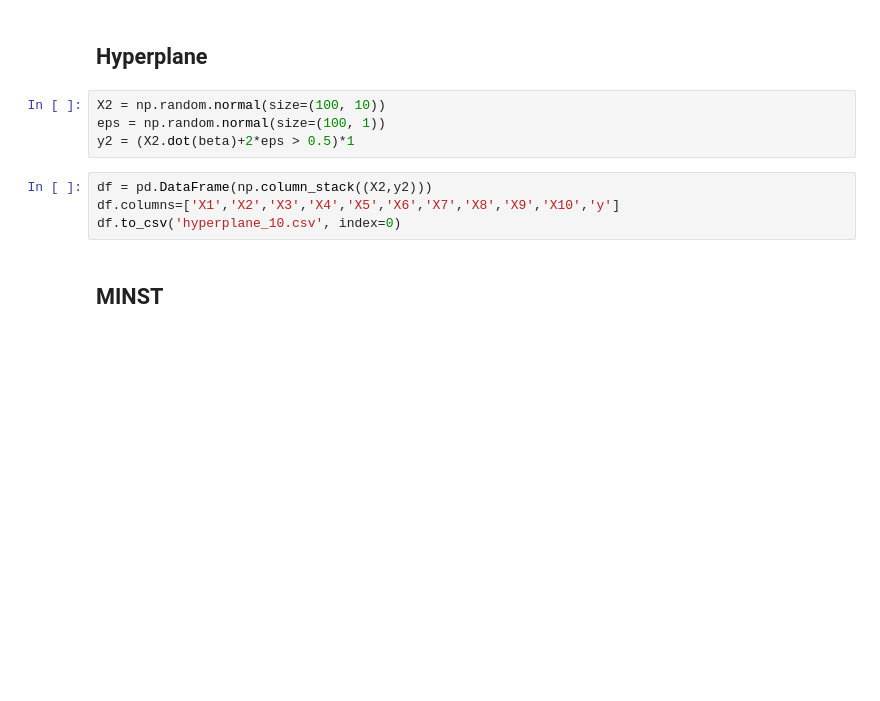
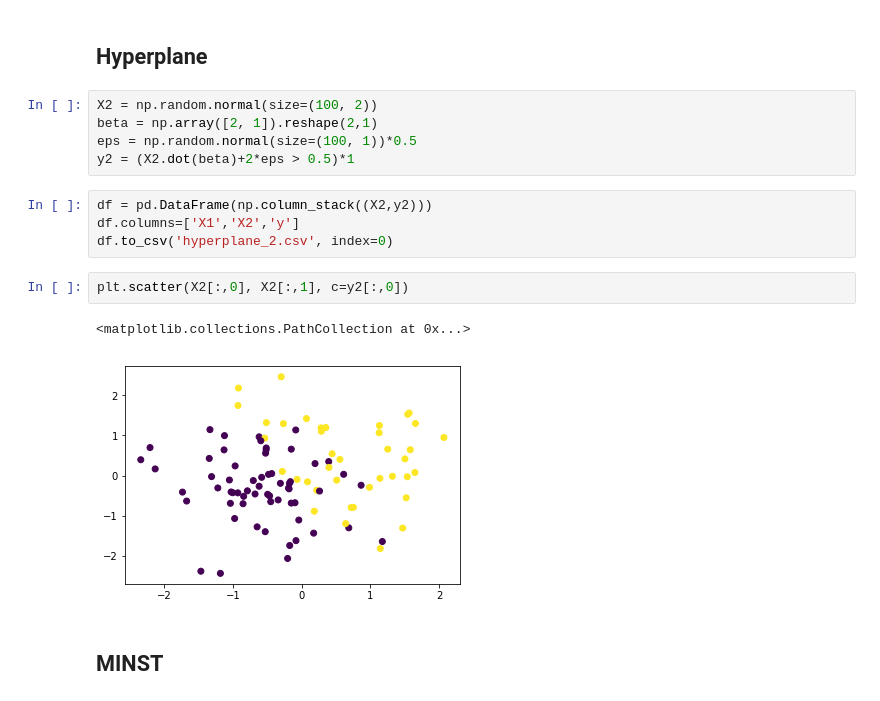
Before and after one commit to zedyang/46927-Project, a Jupyter notebook: old-version/data/simulate_data.ipynb, the cells around one changed output. Cells and saved outputs as stored; diff of their text form; blank space fills up the shorter version.

```diff
--- a/old-version/data/simulate_data.ipynb
+++ b/old-version/data/simulate_data.ipynb
@@ -17,13 +17,19 @@ df.to_csv('lm_10.csv', index=0)
 # %% [markdown]
 ## Hyperplane
 # %%
-X2 = np.random.normal(size=(100, 10))
-eps = np.random.normal(size=(100, 1))
+X2 = np.random.normal(size=(100, 2))
+beta = np.array([2, 1]).reshape(2,1)
+eps = np.random.normal(size=(100, 1))*0.5
 y2 = (X2.dot(beta)+2*eps > 0.5)*1
 # %%
 df = pd.DataFrame(np.column_stack((X2,y2)))
-df.columns=['X1','X2','X3','X4','X5','X6','X7','X8','X9','X10','y']
-df.to_csv('hyperplane_10.csv', index=0)
+df.columns=['X1','X2','y']
+df.to_csv('hyperplane_2.csv', index=0)
+# %%
+plt.scatter(X2[:,0], X2[:,1], c=y2[:,0])
+# %% [output]
+<matplotlib.collections.PathCollection at 0x...>
+[figure, added]
 # %% [markdown]
 ## MINST
 # %%
```
Also changed, not shown: 15 other files.
